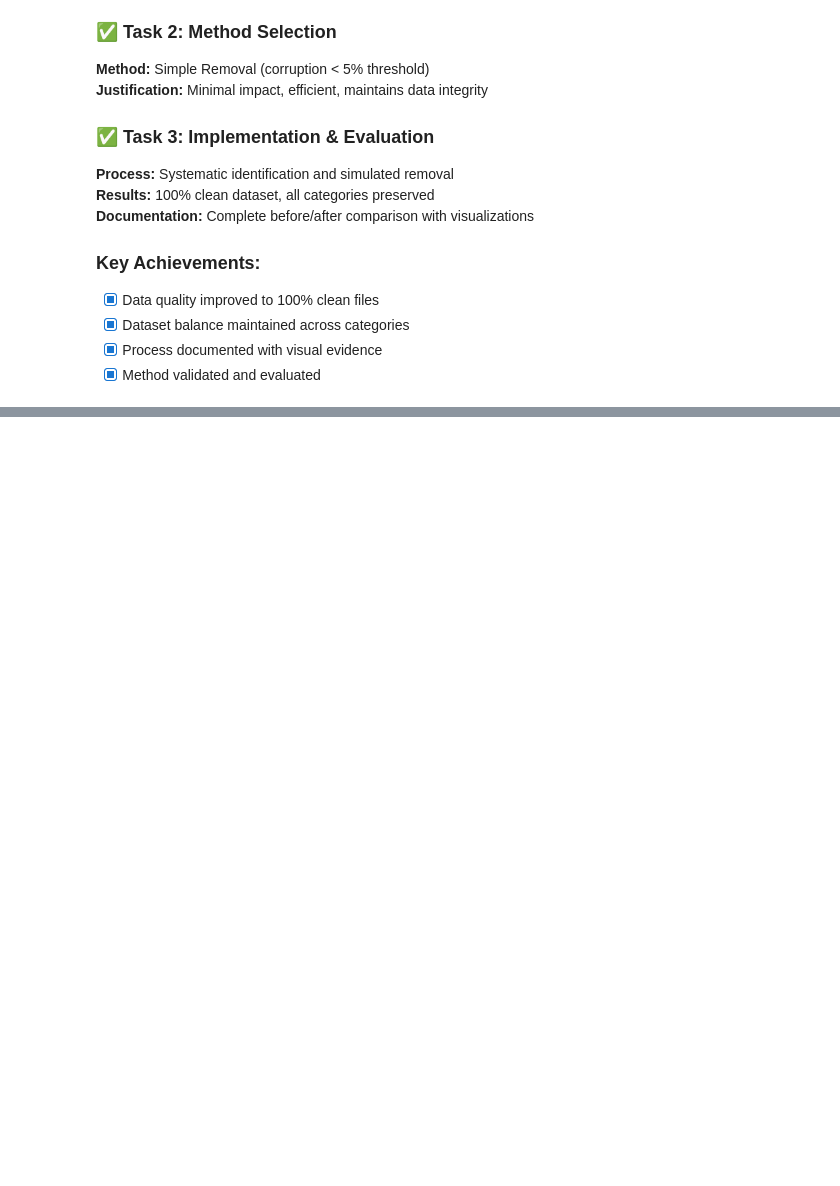
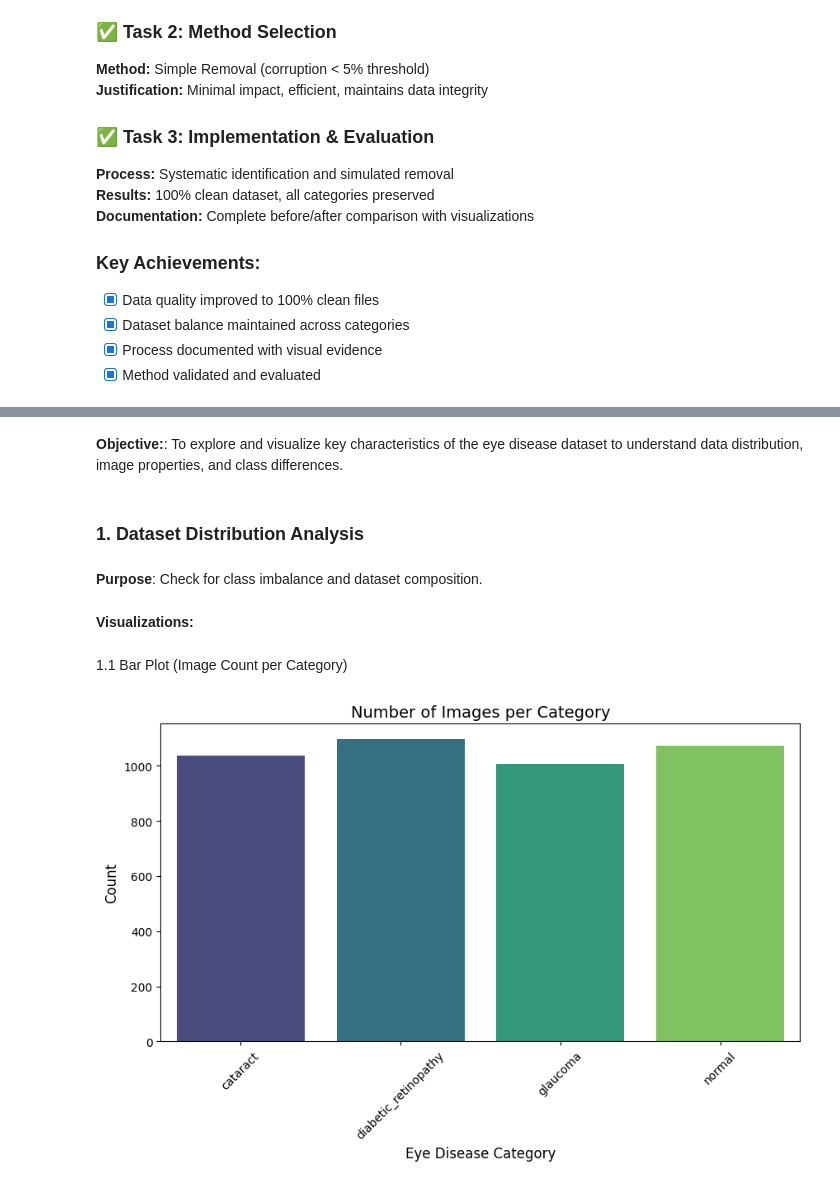
Before and after one commit to IsaacJM03/Recess-Project-Year-2, a Jupyter notebook: eye_disease.ipynb, the cells around one changed output, grey strips where cells are left out. Cells and saved outputs as stored; diff of their text form; code cells hidden in the pictures; blank space fills up the shorter version.

Commit message:
added visualization

```diff
--- a/eye_disease.ipynb
+++ b/eye_disease.ipynb
@@ -2052,0 +912,20 @@ TASK 12: FINAL CONCLUSIONS & COMPREHENSIVE REPORT
+# %% [markdown]
+**Objective:**: To explore and visualize key characteristics of the eye disease dataset to understand data distribution, image properties, and class differences.
+# %% [markdown]
+### 1. Dataset Distribution Analysis
+# %% [markdown]
+**Purpose**: Check for class imbalance and dataset composition.
+# %% [markdown]
+**Visualizations:**
+# %% [markdown]
+1.1 Bar Plot (Image Count per Category)
+# %%
+plt.figure(figsize=(10, 5))
+sns.barplot(data=dataset_overview, x='Category', y='Image_Count', palette='viridis')
+plt.title('Number of Images per Category', fontsize=14)
+plt.xlabel('Eye Disease Category', fontsize=12)
+plt.ylabel('Count', fontsize=12)
+plt.xticks(rotation=45)
+plt.show()
+# %% [output]
+[figure, added]
```
Also changed, not shown: parts of 43 cells of this notebook.
